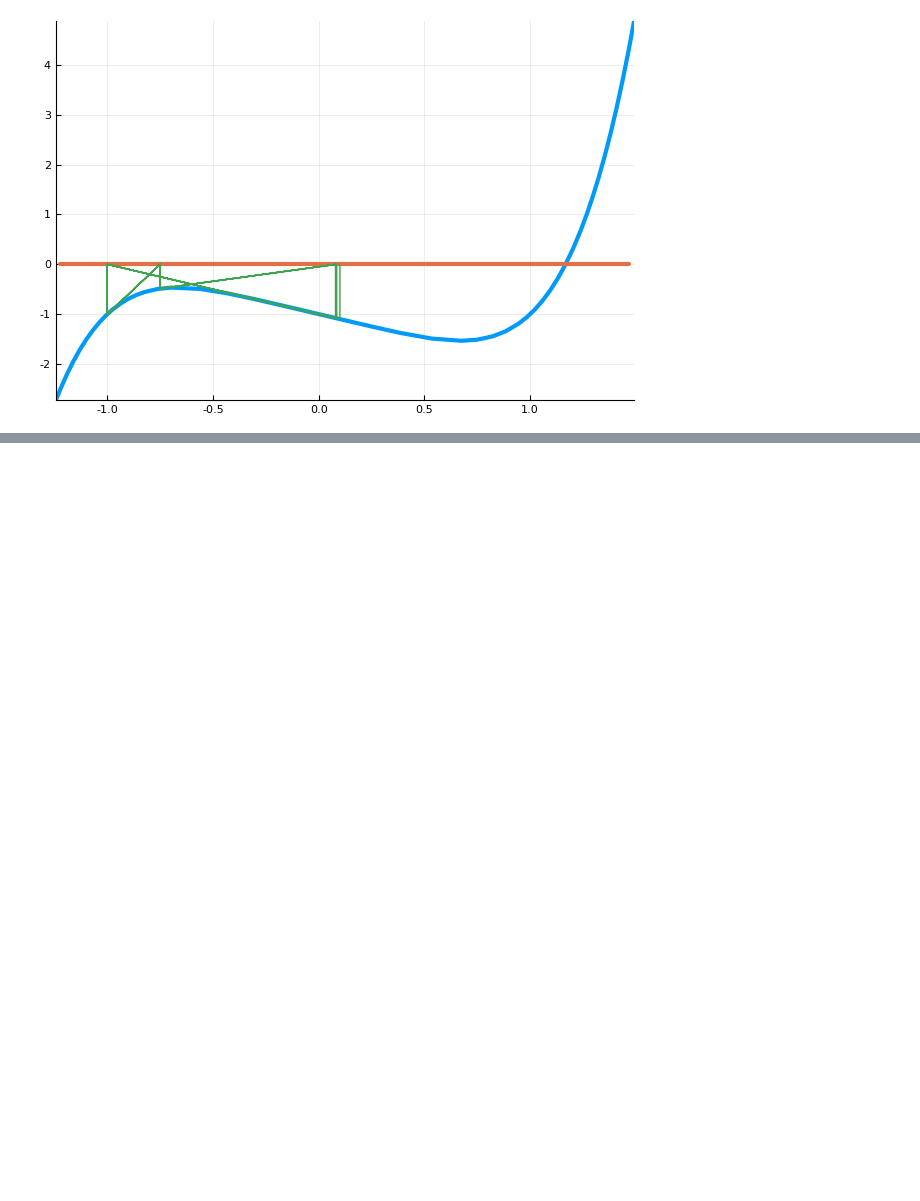
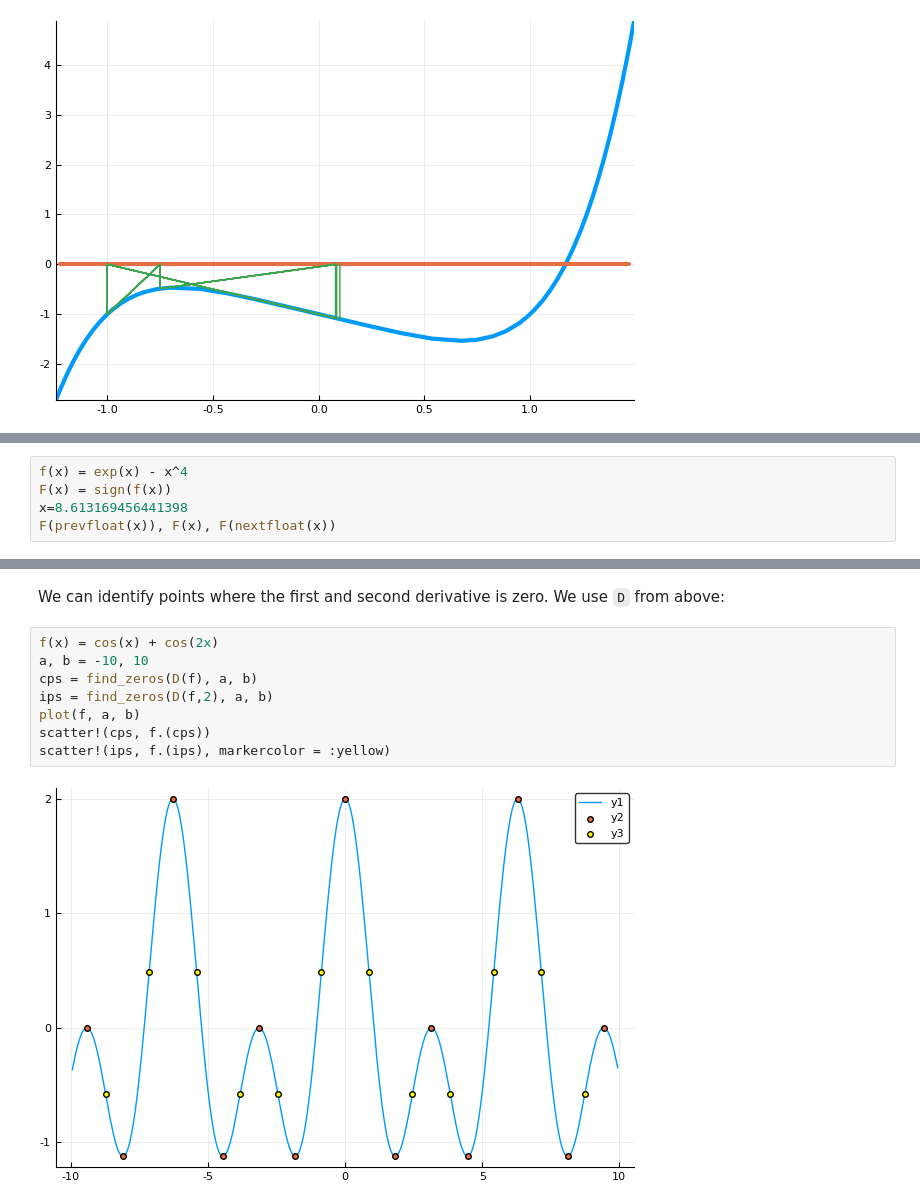
Before and after one commit to JuliaMath/Roots.jl, a Jupyter notebook: doc/roots.ipynb, the cells around one changed output, grey strips where cells are left out. Saved outputs shown, nothing was run; the diff lists cells and outputs as text; blank space fills up the shorter version.

```diff
--- a/doc/roots.ipynb
+++ b/doc/roots.ipynb
@@ -361,0 +347,5 @@ find_zero(diff(yt, t), (0, a), Bisection())
+# %%
+f(x) = exp(x) - x^4
+F(x) = sign(f(x))
+x=8.613169456441398
+F(prevfloat(x)), F(x), F(nextfloat(x))
@@ -361,0 +413,12 @@ find_zero(diff(yt, t), (0, a), Bisection())
+# %% [markdown]
+<p>We can identify points where the first and second derivative is zero. We use <code>D</code> from above:</p>
+# %%
+f(x) = cos(x) + cos(2x)
+a, b = -10, 10
+cps = find_zeros(D(f), a, b)
+ips = find_zeros(D(f,2), a, b)
+plot(f, a, b)
+scatter!(cps, f.(cps))
+scatter!(ips, f.(ips), markercolor = :yellow)
+# %% [output]
+[figure, added]
```
Also changed, not shown: parts of 175 cells of this notebook, 20 other files.
